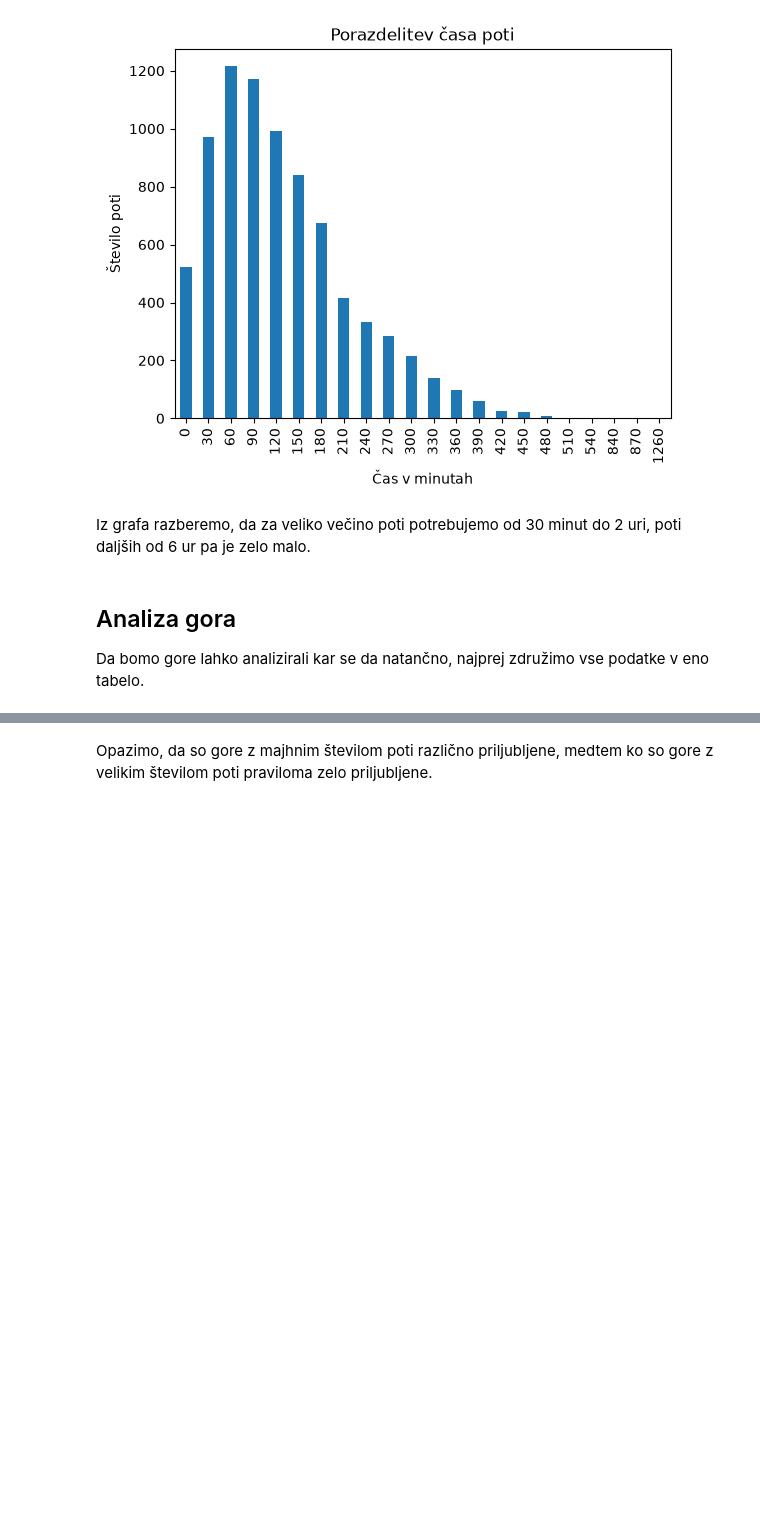
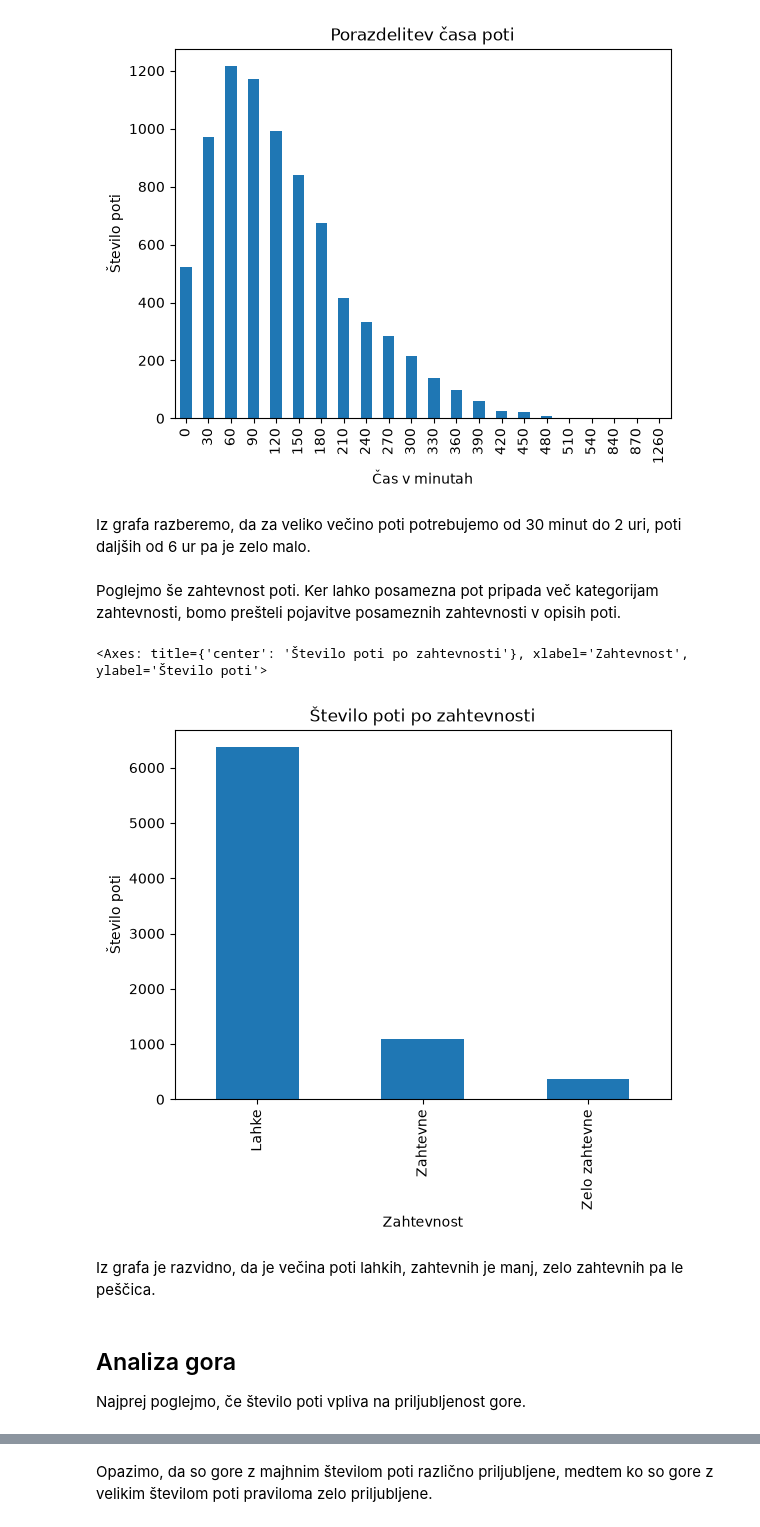
Before and after one commit to tijavidmar/Projektna-naloga-UVP, a Jupyter notebook: analiza.ipynb, the cells around one changed output, grey strips where cells are left out. Cells and saved outputs as stored; diff of their text form; code cells hidden in the pictures; blank space fills up the shorter version.

```diff
--- a/analiza.ipynb
+++ b/analiza.ipynb
@@ -138,7 +138,21 @@ poti_po_casih.plot.bar(xlabel="Čas v minutah",
 [figure]
 # %% [markdown]
 Iz grafa razberemo, da za veliko večino poti potrebujemo od 30 minut do 2 uri, poti daljših od 6 ur pa je zelo malo.
+# %% [markdown]
+Poglejmo še zahtevnost poti. Ker lahko posamezna pot pripada več kategorijam zahtevnosti, bomo prešteli pojavitve posameznih zahtevnosti v opisih poti.
+# %%
+lahke = poti["zahtevnost"].str.contains("lahka").sum()
+zelo_zahtevne = poti["zahtevnost"].str.contains("zelo zahtevna").sum()
+zahtevne = poti["zahtevnost"].str.contains("zahtevna").sum() - zelo_zahtevne
+# %%
+zahtevnosti = pd.Series([lahke, zahtevne, zelo_zahtevne], index=["Lahke", "Zahtevne", "Zelo zahtevne"])
+zahtevnosti.plot.bar(title="Število poti po zahtevnosti", xlabel="Zahtevnost", ylabel="Število poti")
+# %% [output]
+<Axes: title={'center': 'Število poti po zahtevnosti'}, xlabel='Zahtevnost', ylabel='Število poti'>
+[figure, added]
+# %% [markdown]
+Iz grafa je razvidno, da je večina poti lahkih, zahtevnih je manj, zelo zahtevnih pa le peščica.
 # %% [markdown]
 ## Analiza gora
 
-Da bomo gore lahko analizirali kar se da natančno, najprej združimo vse podatke v eno tabelo.
+Najprej poglejmo, če število poti vpliva na priljubljenost gore.
```
Also changed, not shown: parts of 16 cells of this notebook.
